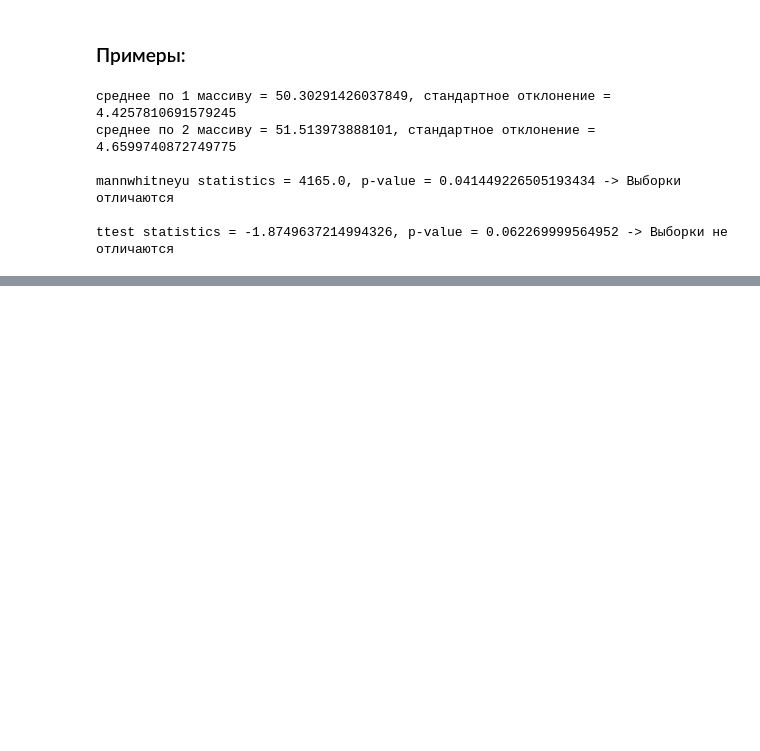
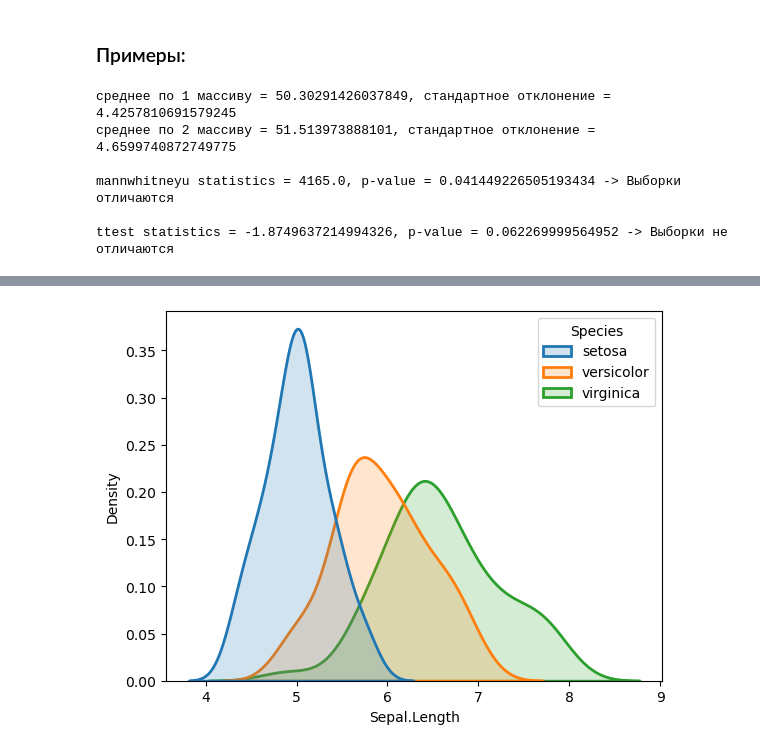
Before and after one commit to LiquidVac/My_study, a Jupyter notebook: STEPIK. Основы статистики ч.2/Лекция 2. Логистическая регрессия и непараметрические методы.ipynb, the cells around one changed output, grey strips where cells are left out. Saved outputs shown, nothing was run; the diff lists cells and outputs as text; code cells hidden in the pictures; blank space fills up the shorter version.

```diff
--- a/STEPIK. Основы статистики ч.2/Лекция 2. Логистическая регрессия и непараметрические методы.ipynb
+++ b/STEPIK. Основы статистики ч.2/Лекция 2. Логистическая регрессия и непараметрические методы.ipynb
@@ -1186,0 +1512,11 @@ ttest statistics = -1.8749637214994326, p-value = 0.062269999564952 -> Выбо
+# %%
+""" При помощи библиотеки ggplot2 визуализируйте распределение переменной Sepal.Length в трех группах в данных Iris """
+import seaborn as sns
+import matplotlib.pyplot as plt
+
+iris_df = pd.read_csv("data_iris.csv", index_col = 0)
+sns.kdeplot(x = "Sepal.Length", data=iris_df, hue="Species", fill=True, linewidth = 2, alpha=.2 )
+
+plt.show()
+# %% [output]
+[figure, added]
```
Also changed, not shown: parts of 47 cells of this notebook.
